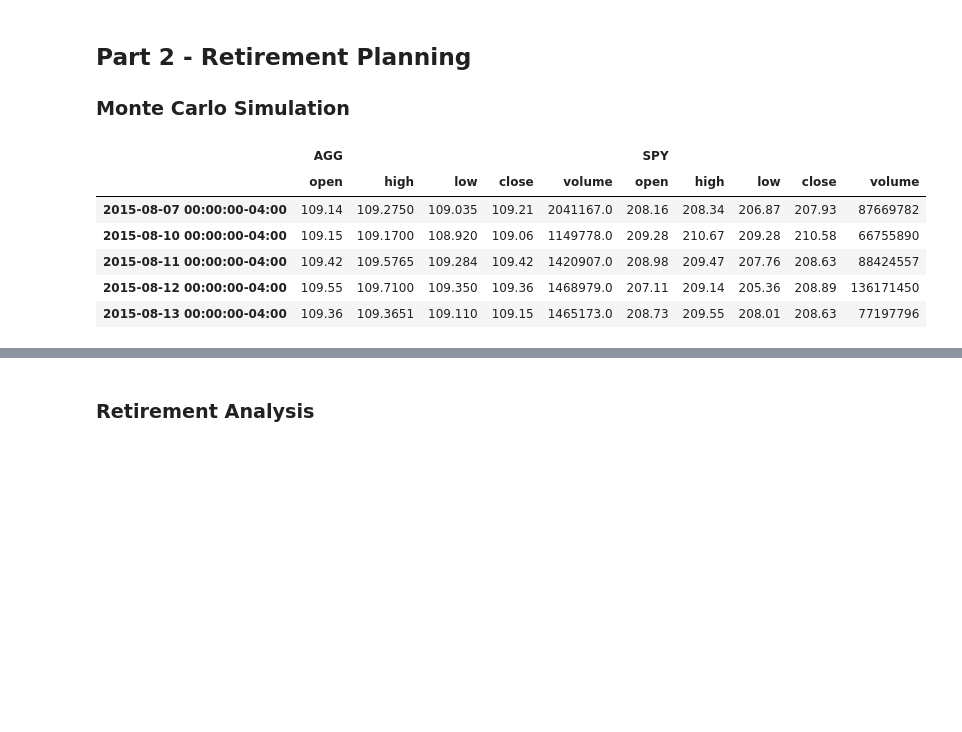
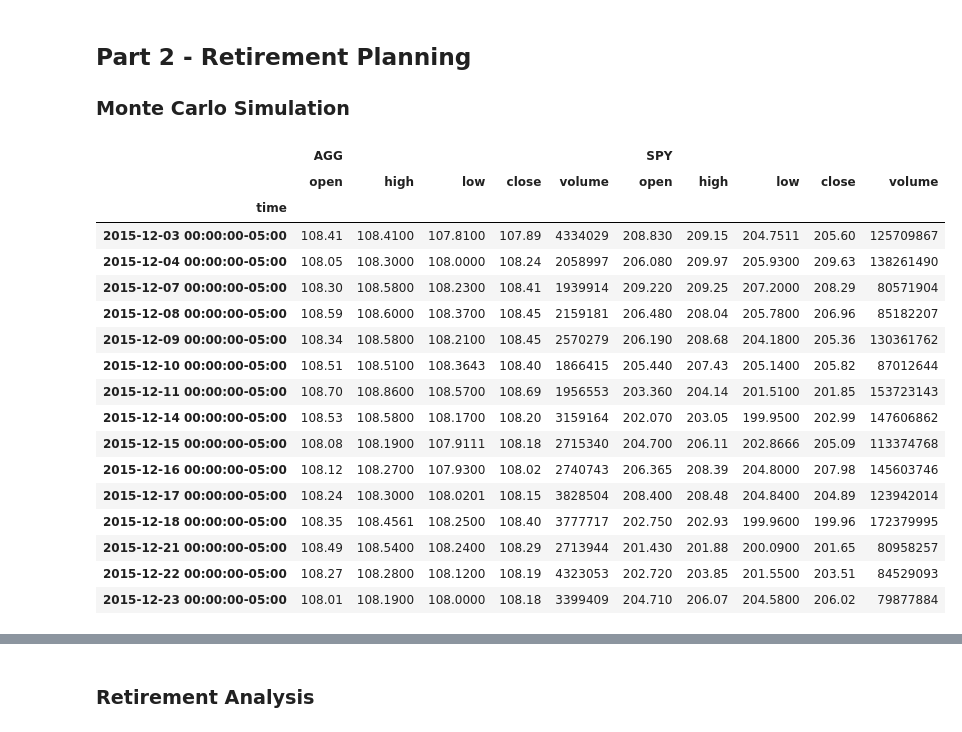
Before and after one commit to LiamCrough/Fintech-Homework-Liam-Crough, a Jupyter notebook: Week 5/Starter_Code/Homework_Week 5_Starter_Code_financial-planner.ipynb, the cells around one changed output, grey strips where cells are left out. Saved outputs shown, nothing was run; the diff lists cells and outputs as text; code cells hidden in the pictures; blank space fills up the shorter version.

```diff
--- a/Week 5/Starter_Code/Homework_Week 5_Starter_Code_financial-planner.ipynb
+++ b/Week 5/Starter_Code/Homework_Week 5_Starter_Code_financial-planner.ipynb
@@ -168,19 +199,38 @@ Congratulations! You have enough money in your emergency fund.
 # %%
 # Set start and end dates of five years back from today.
 # Sample results may vary from the solution based on the time frame chosen
-start_date = pd.Timestamp('2015-08-07', tz='America/New_York').isoformat()
-end_date = pd.Timestamp('2020-08-07', tz='America/New_York').isoformat()
+start_date = pd.Timestamp('2015-12-04', tz='Australia/Melbourne').isoformat()
+end_date = pd.Timestamp('2020-12-04', tz='Australia/Melbourne').isoformat()
 # %%
 # Get 5 years' worth of historical data for SPY and AGG
 # YOUR CODE HERE!
 
+tickers = ['SPY', 'AGG']
+
+df_Monte_Carlo = alpaca.get_barset(
+    tickers,
+    timeframe,
+    start = start_date,
+    end = end_date
+).df
 # Display sample data
-df_stock_data.head()
+df_Monte_Carlo.head(15)
 # %% [output]
 |  | AGG |  |  |  |  | SPY |  |  |  |  |
 |  | open | high | low | close | volume | open | high | low | close | volume |
-| 2015-08-07 00:00:00-04:00 | 109.14 | 109.2750 | 109.035 | 109.21 | 2041167.0 | 208.16 | 208.34 | 206.87 | 207.93 | 87669782 |
-| 2015-08-10 00:00:00-04:00 | 109.15 | 109.1700 | 108.920 | 109.06 | 1149778.0 | 209.28 | 210.67 | 209.28 | 210.58 | 66755890 |
-| 2015-08-11 00:00:00-04:00 | 109.42 | 109.5765 | 109.284 | 109.42 | 1420907.0 | 208.98 | 209.47 | 207.76 | 208.63 | 88424557 |
-| 2015-08-12 00:00:00-04:00 | 109.55 | 109.7100 | 109.350 | 109.36 | 1468979.0 | 207.11 | 209.14 | 205.36 | 208.89 | 136171450 |
-| 2015-08-13 00:00:00-04:00 | 109.36 | 109.3651 | 109.110 | 109.15 | 1465173.0 | 208.73 | 209.55 | 208.01 | 208.63 | 77197796 |
+| time |  |  |  |  |  |  |  |  |  |  |
+| 2015-12-03 00:00:00-05:00 | 108.41 | 108.4100 | 107.8100 | 107.89 | 4334029 | 208.830 | 209.15 | 204.7511 | 205.60 | 125709867 |
+| 2015-12-04 00:00:00-05:00 | 108.05 | 108.3000 | 108.0000 | 108.24 | 2058997 | 206.080 | 209.97 | 205.9300 | 209.63 | 138261490 |
+| 2015-12-07 00:00:00-05:00 | 108.30 | 108.5800 | 108.2300 | 108.41 | 1939914 | 209.220 | 209.25 | 207.2000 | 208.29 | 80571904 |
+| 2015-12-08 00:00:00-05:00 | 108.59 | 108.6000 | 108.3700 | 108.45 | 2159181 | 206.480 | 208.04 | 205.7800 | 206.96 | 85182207 |
+| 2015-12-09 00:00:00-05:00 | 108.34 | 108.5800 | 108.2100 | 108.45 | 2570279 | 206.190 | 208.68 | 204.1800 | 205.36 | 130361762 |
+| 2015-12-10 00:00:00-05:00 | 108.51 | 108.5100 | 108.3643 | 108.40 | 1866415 | 205.440 | 207.43 | 205.1400 | 205.82 | 87012644 |
+| 2015-12-11 00:00:00-05:00 | 108.70 | 108.8600 | 108.5700 | 108.69 | 1956553 | 203.360 | 204.14 | 201.5100 | 201.85 | 153723143 |
+| 2015-12-14 00:00:00-05:00 | 108.53 | 108.5800 | 108.1700 | 108.20 | 3159164 | 202.070 | 203.05 | 199.9500 | 202.99 | 147606862 |
+| 2015-12-15 00:00:00-05:00 | 108.08 | 108.1900 | 107.9111 | 108.18 | 2715340 | 204.700 | 206.11 | 202.8666 | 205.09 | 113374768 |
+| 2015-12-16 00:00:00-05:00 | 108.12 | 108.2700 | 107.9300 | 108.02 | 2740743 | 206.365 | 208.39 | 204.8000 | 207.98 | 145603746 |
+| 2015-12-17 00:00:00-05:00 | 108.24 | 108.3000 | 108.0201 | 108.15 | 3828504 | 208.400 | 208.48 | 204.8400 | 204.89 | 123942014 |
+| 2015-12-18 00:00:00-05:00 | 108.35 | 108.4561 | 108.2500 | 108.40 | 3777717 | 202.750 | 202.93 | 199.9600 | 199.96 | 172379995 |
+| 2015-12-21 00:00:00-05:00 | 108.49 | 108.5400 | 108.2400 | 108.29 | 2713944 | 201.430 | 201.88 | 200.0900 | 201.65 | 80958257 |
+| 2015-12-22 00:00:00-05:00 | 108.27 | 108.2800 | 108.1200 | 108.19 | 4323053 | 202.720 | 203.85 | 201.5500 | 203.51 | 84529093 |
+| 2015-12-23 00:00:00-05:00 | 108.01 | 108.1900 | 108.0000 | 108.18 | 3399409 | 204.710 | 206.07 | 204.5800 | 206.02 | 79877884 |
```
Also changed, not shown: parts of 18 cells of this notebook.
